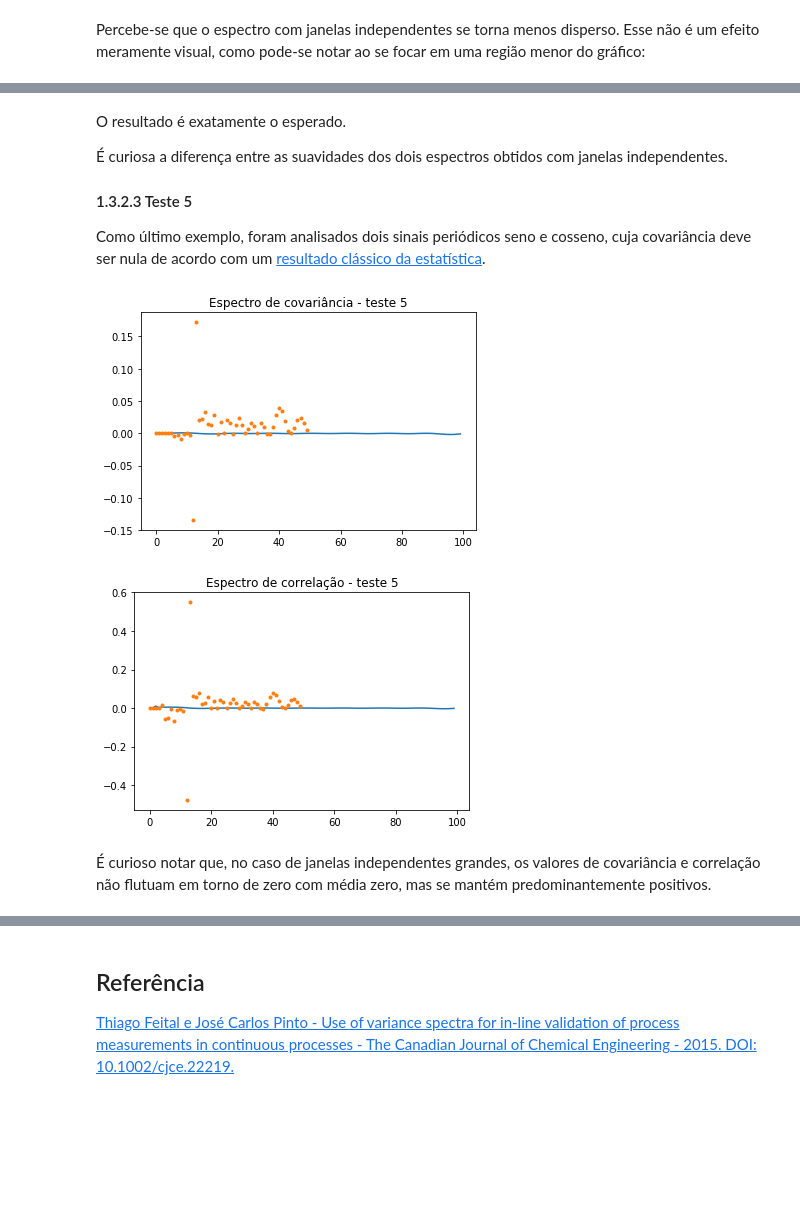
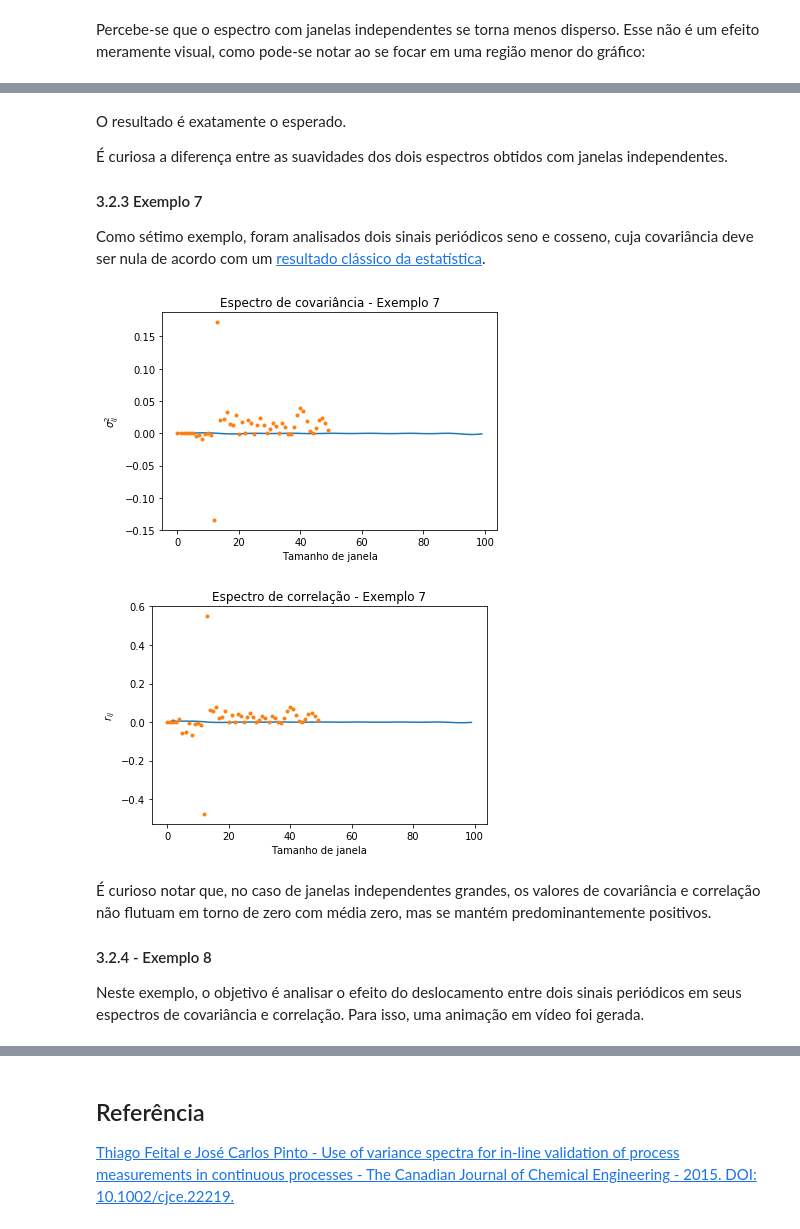
Before and after one commit to afraeq/spectra, a Jupyter notebook: notebooks/1-afra-primeiros_testes.ipynb, the cells around one changed output, grey strips where cells are left out. Saved outputs shown, nothing was run; the diff lists cells and outputs as text; code cells hidden in the pictures; blank space fills up the shorter version.

Commit message:
New test examples added.

```diff
--- a/notebooks/1-afra-primeiros_testes.ipynb
+++ b/notebooks/1-afra-primeiros_testes.ipynb
@@ -380,29 +474,37 @@ O resultado é exatamente o esperado.
 
 É curiosa a diferença entre as suavidades dos dois espectros obtidos com janelas independentes.
 
-#### 1.3.2.3 Teste 5
+#### 3.2.3 Exemplo 7
 
-Como último exemplo, foram analisados dois sinais periódicos seno e cosseno, cuja covariância deve ser nula de acordo com um [resultado clássico da estatística](https://stats.stackexchange.com/questions/224098/correlation-between-sine-and-cosine).
+Como sétimo exemplo, foram analisados dois sinais periódicos seno e cosseno, cuja covariância deve ser nula de acordo com um [resultado clássico da estatística](https://stats.stackexchange.com/questions/224098/correlation-between-sine-and-cosine).
 # %%
 t = np.arange(1,101)
-sinal1 = np.sin(t/4)
+sinal7_1 = np.sin(t/4)
 
-sinal2 = np.cos(t/4)
+sinal7_2 = np.cos(t/4)
 
-test5 = spectra(sinal1,sinal2)
+ex7 = spectra(sinal7_1,sinal7_2)
 
-test5.sliding_Window_Cov_Spectra()
-test5.independent_Window_Cov_Spectra()
+ex7.sliding_Window_Cov_Spectra()
+ex7.independent_Window_Cov_Spectra()
 
-test5.plot_Cov_Spectra(plt.gca())
-plt.title('Espectro de covariância - teste 5')
+ex7.plot_Cov_Spectra(plt.gca())
+plt.title('Espectro de covariância - Exemplo 7')
+plt.xlabel('Tamanho de janela')
+plt.ylabel('$\sigma_{ij}^2$')
 
 plt.figure()
 
-test5.plot_Corr_Spectra(plt.gca())
-plt.title('Espectro de correlação - teste 5');
+ex7.plot_Corr_Spectra(plt.gca())
+plt.title('Espectro de correlação - Exemplo 7')
+plt.xlabel('Tamanho de janela')
+plt.ylabel('$r_{ij}$');
 # %% [output]
-[figure, old version]
+[figure, new version]
-[figure, old version]
+[figure, new version]
 # %% [markdown]
 É curioso notar que, no caso de janelas independentes grandes, os valores de covariância e correlação não flutuam em torno de zero com média zero, mas se mantém predominantemente positivos.
+
+#### 3.2.4 - Exemplo 8
+
+Neste exemplo, o objetivo é analisar o efeito do deslocamento entre dois sinais periódicos em seus espectros de covariância e correlação. Para isso, uma animação em vídeo foi gerada.
```
Also changed, not shown: parts of 25 cells of this notebook, 1 other file.
